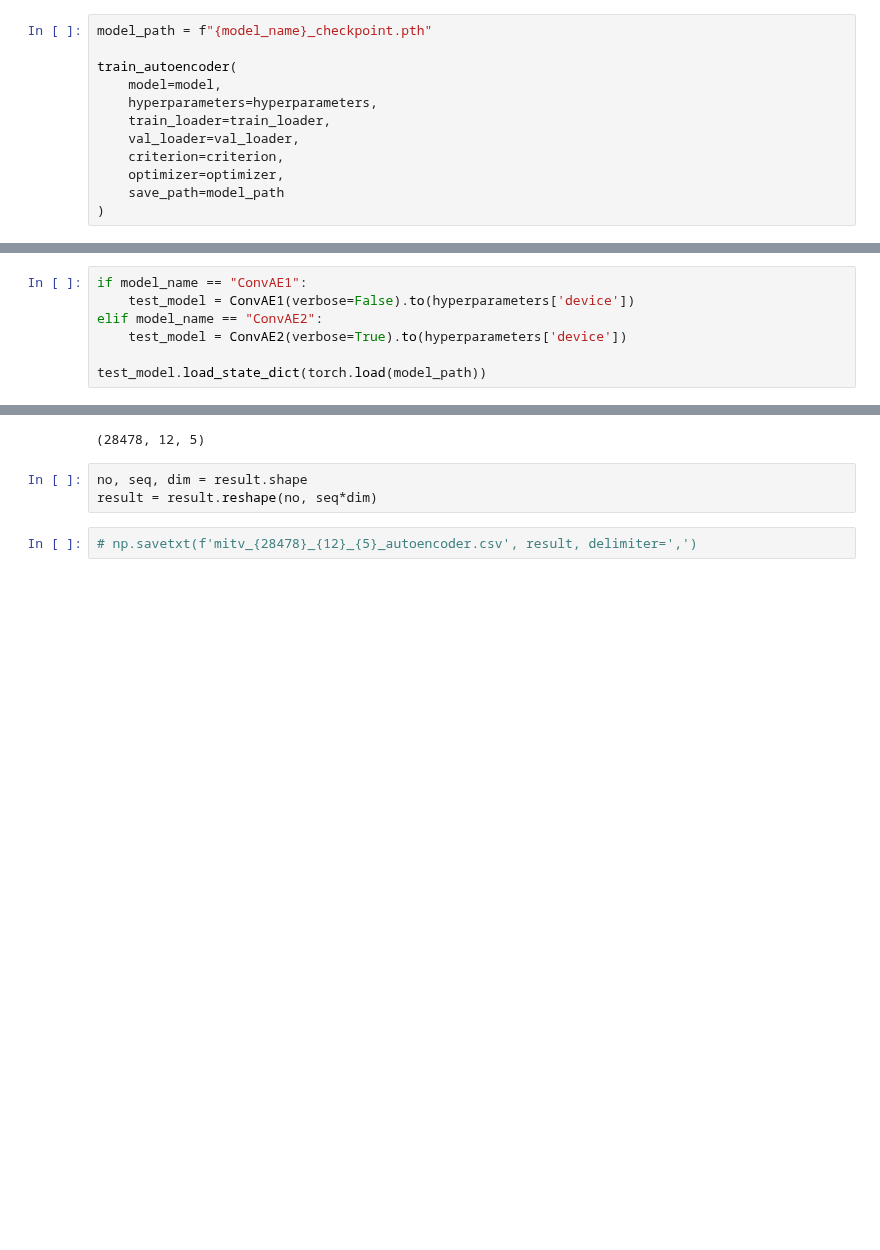
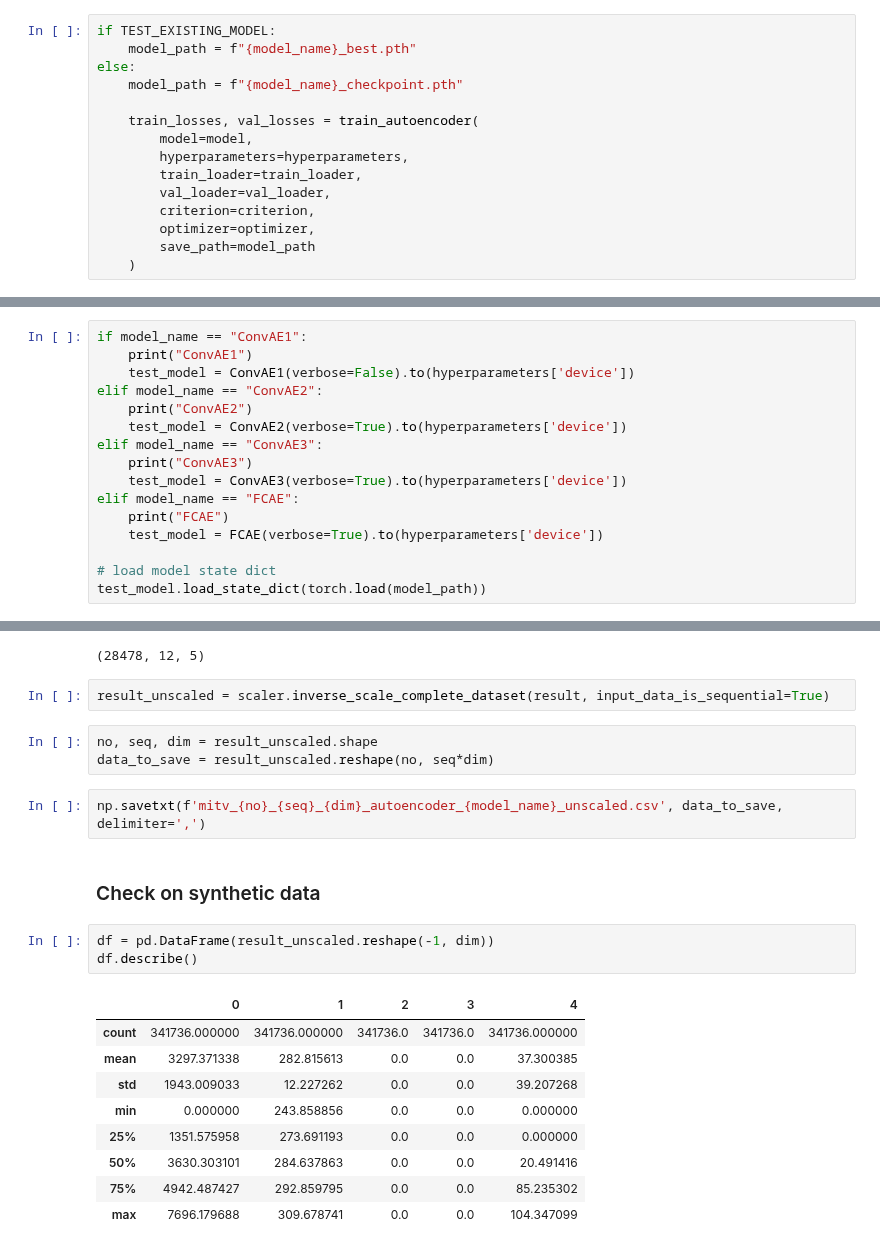
Before and after one commit to arneallwardt/time_series_data_augmentation, a Jupyter notebook: data_generation/AE/AE_training.ipynb, the cells around one changed output, grey strips where cells are left out. Cells and saved outputs as stored; diff of their text form; blank space fills up the shorter version.

Commit message:
- added better AE and AE data - restructured folders - removed old data

```diff
--- a/data_generation/AE/AE_training.ipynb
+++ b/data_generation/AE/AE_training.ipynb
@@ -108,14 +113,17 @@ if False:
 optimizer = torch.optim.Adam(params=model.parameters(), lr=hyperparameters['lr'])
 criterion = nn.L1Loss()
 # %%
-model_path = f"{model_name}_checkpoint.pth"
+if TEST_EXISTING_MODEL:
+    model_path = f"{model_name}_best.pth"
+else:
+    model_path = f"{model_name}_checkpoint.pth"
 
-train_autoencoder(
-    model=model,
-    hyperparameters=hyperparameters,
-    train_loader=train_loader,
-    val_loader=val_loader,
-    criterion=criterion,
-    optimizer=optimizer,
-    save_path=model_path
-)
+    train_losses, val_losses = train_autoencoder(
+        model=model,
+        hyperparameters=hyperparameters,
+        train_loader=train_loader,
+        val_loader=val_loader,
+        criterion=criterion,
+        optimizer=optimizer,
+        save_path=model_path
+    )
@@ -158,7 +149,16 @@ KeyboardInterrupt:
 # %%
 if model_name == "ConvAE1":
+    print("ConvAE1")
     test_model = ConvAE1(verbose=False).to(hyperparameters['device'])
 elif model_name == "ConvAE2":
+    print("ConvAE2")
     test_model = ConvAE2(verbose=True).to(hyperparameters['device'])
+elif model_name == "ConvAE3":
+    print("ConvAE3")
+    test_model = ConvAE3(verbose=True).to(hyperparameters['device'])
+elif model_name == "FCAE":
+    print("FCAE")
+    test_model = FCAE(verbose=True).to(hyperparameters['device'])
 
+# load model state dict
 test_model.load_state_dict(torch.load(model_path))
@@ -205,8 +208,25 @@ result = np.concatenate([syn_train, syn_val, syn_test], axis=0)
 result.shape
 # %% [output]
 (28478, 12, 5)
+# %%
+result_unscaled = scaler.inverse_scale_complete_dataset(result, input_data_is_sequential=True)
 # %%
-no, seq, dim = result.shape
-result = result.reshape(no, seq*dim)
+no, seq, dim = result_unscaled.shape
+data_to_save = result_unscaled.reshape(no, seq*dim)
 # %%
-# np.savetxt(f'mitv_{28478}_{12}_{5}_autoencoder.csv', result, delimiter=',')
+np.savetxt(f'mitv_{no}_{seq}_{dim}_autoencoder_{model_name}_unscaled.csv', data_to_save, delimiter=',')
+# %% [markdown]
+### Check on synthetic data
+# %%
+df = pd.DataFrame(result_unscaled.reshape(-1, dim))
+df.describe()
+# %% [output]
+|  | 0 | 1 | 2 | 3 | 4 |
+| count | 341736.000000 | 341736.000000 | 341736.0 | 341736.0 | 341736.000000 |
+| mean | 3297.371338 | 282.815613 | 0.0 | 0.0 | 37.300385 |
+| std | 1943.009033 | 12.227262 | 0.0 | 0.0 | 39.207268 |
+| min | 0.000000 | 243.858856 | 0.0 | 0.0 | 0.000000 |
+| 25% | 1351.575958 | 273.691193 | 0.0 | 0.0 | 0.000000 |
+| 50% | 3630.303101 | 284.637863 | 0.0 | 0.0 | 20.491416 |
+| 75% | 4942.487427 | 292.859795 | 0.0 | 0.0 | 85.235302 |
+| max | 7696.179688 | 309.678741 | 0.0 | 0.0 | 104.347099 |
```
Also changed, not shown: parts of 12 cells of this notebook, 33 other files.
